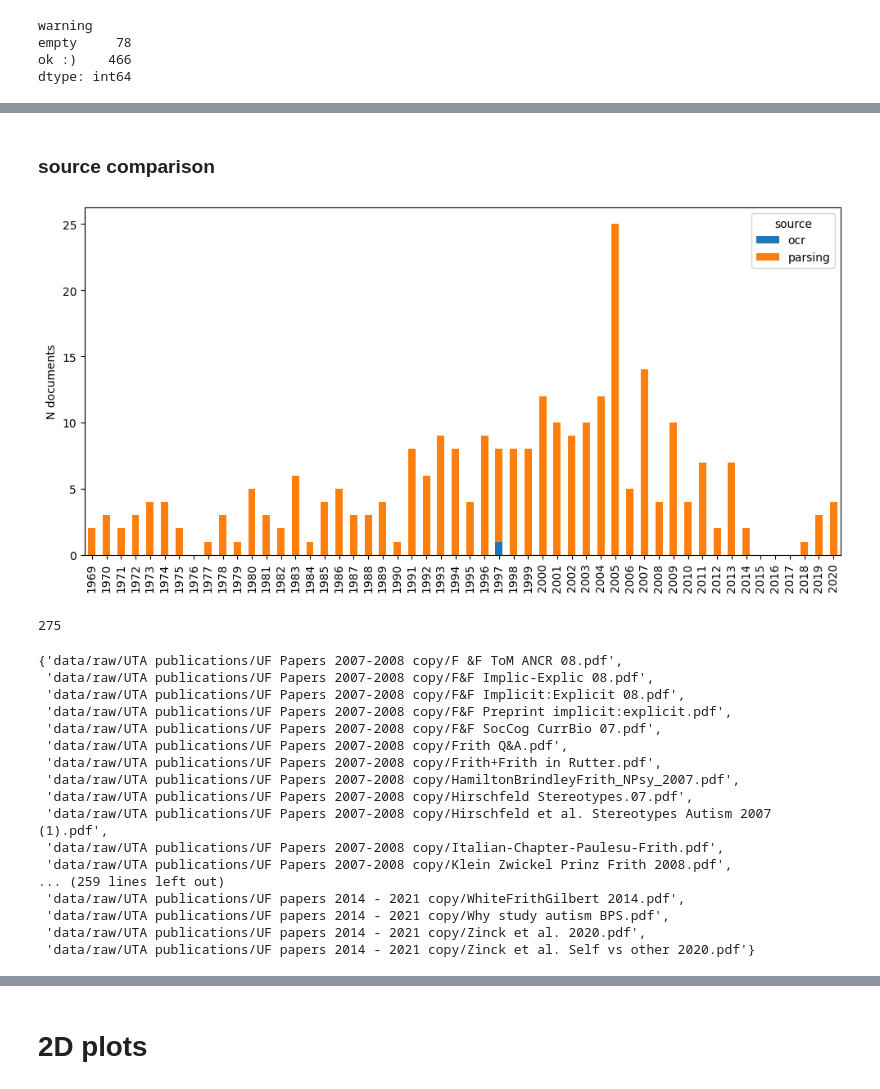
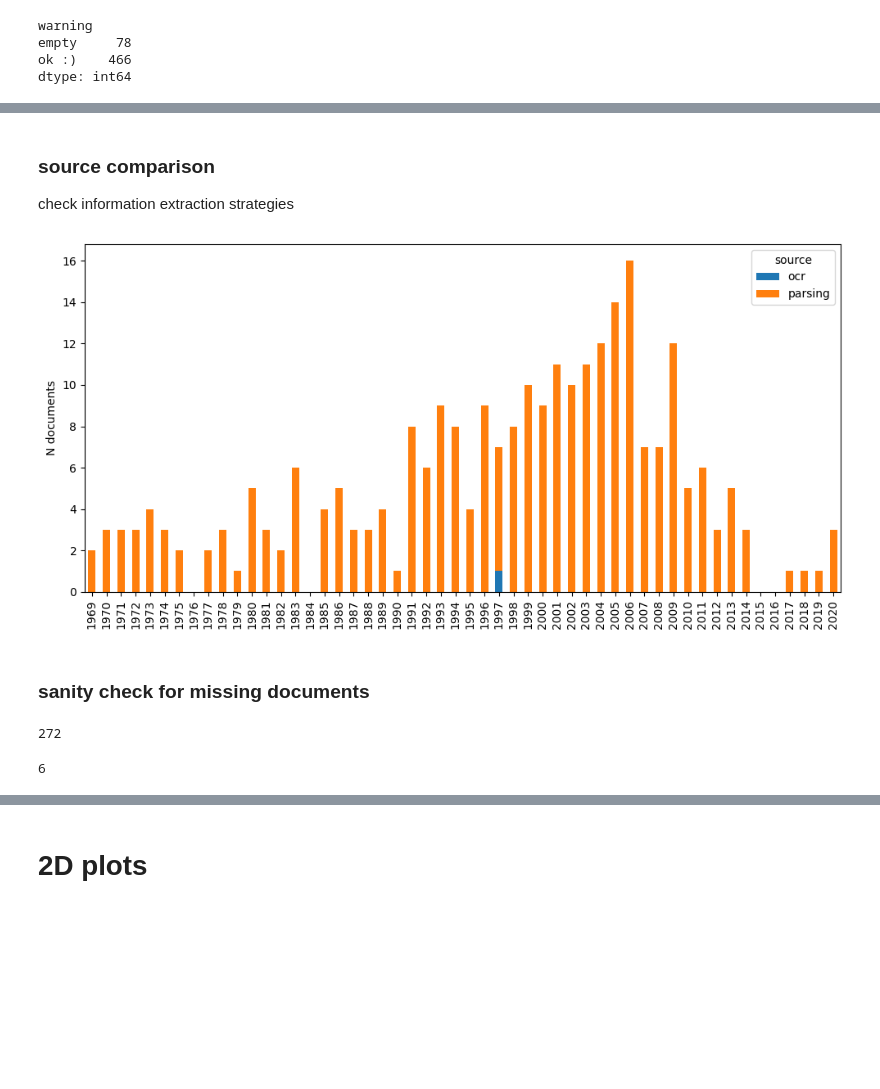
Before and after one commit to centre-for-humanities-computing/friths, a Jupyter notebook: notebooks/experiment_infodynamics.ipynb, the cells around one changed output, grey strips where cells are left out. Saved outputs shown, nothing was run; the diff lists cells and outputs as text; code cells hidden in the pictures; blank space fills up the shorter version.

```diff
--- a/notebooks/experiment_infodynamics.ipynb
+++ b/notebooks/experiment_infodynamics.ipynb
@@ -62,0 +56,10 @@ meta.head()
+# %%
+# reconstruct yyyy-mm-dd date
+dates = []
+for i, row in meta.iterrows():
+    year_month = f"{int(row['year'])}-{int(row['month'])}-01"
+    pub_date = pd.to_datetime(year_month, format='%Y-%m-%d')
+    dates.append(pub_date)
+
+meta['date'] = dates
+meta.info()
@@ -63,5 +81,7 @@ meta.head()
 # %%
-df_ = df.merge(meta[['id', 'year', 'source']], on='id', how='left')
-df_ = df_.sort_values('year')
-df_.head()
+# merge embeddings with metadata
+df = embs_df.merge(meta[['pub_id', 'year', 'source', 'date']], on='pub_id', how='left')
+# sort by date!
+df = df.sort_values('date')
+df.head()
 # %% [output]
@@ -78,8 +100,8 @@ section
 a    78
 dtype: int64
 # %%
-df_['warning'] = df_['warning'].str.slice(0, 15)
-df_.groupby('warning').size()
+df['warning'] = df['warning'].str.slice(0, 15)
+df.groupby('warning').size()
 # %% [output]
 warning
 empty     78
@@ -88,9 +113,9 @@ dtype: int64
 # %%
 # select only full embeddings & article bodies
-df_full_emb = (df_
+df_full = (df
                .query('warning == "ok :)"')
                .query('section == "b"')
                )
 
-df_full_emb
+df_full
 # %% [output]
@@ -110,19 +135,25 @@ df_full_emb
 # %% [markdown]
 ### source comparison
+check information extraction strategies
 # %%
-df_full_emb['year_'] = pd.to_datetime(df_full_emb['year'], format='%Y')
-all_years = pd.date_range(start=df_full_emb['year_'].min(), end=df_full_emb['year_'].max(), freq='Y').year
+# year: datetime is for counting, year: float is for visualization
+df_full['year_'] = pd.to_datetime(df_full['year'], format='%Y')
+# generate all years between first and last publication (incl)
+all_years_in_range = pd.date_range(start=df_full['year_'].min(), end=df_full['year_'].max(), freq='Y').year
 
-proportions = df_full_emb.groupby(['year', 'source']).size().unstack(fill_value=0) #.apply(lambda x: x / x.sum(), axis=1)
-proportions = proportions.reindex(all_years, fill_value=0)
+# inject our publication dataset with all years (add years without publications)
+proportions = df_full.groupby(['year', 'source']).size().unstack(fill_value=0) #.apply(lambda x: x / x.sum(), axis=1)
+proportions = proportions.reindex(all_years_in_range, fill_value=0)
 
 fig, ax = plt.subplots(figsize=(10, 5))
 proportions.plot(kind='bar', stacked=True, ax=ax)
 ax.set_ylabel('N documents')
 plt.tight_layout()
 plt.savefig('fig/source_breakdown.png', dpi=300)
 # %% [output]
-[figure, old version]
+[figure, new version]
+# %% [markdown]
+### sanity check for missing documents
 # %%
 def get_file_paths(folder_path: str) -> tuple[list, list]:
     """
@@ -140,29 +171,15 @@ def get_file_paths(folder_path: str) -> tuple[list, list]:
 
     return pdf_paths, other_paths
 
-pdf_paths, other_paths = get_file_paths('../data/raw/UTA publications/')
+pdf_paths, other_paths = get_file_paths('../data/raw/publications_manual_export/UTA publications/')
 pdf_paths = [path[3:] for path in pdf_paths]
 len(pdf_paths)
 # %% [output]
-275
+272
 # %%
-# which docs are not overlapping
-set(pdf_paths) - set(meta['path'].unique().tolist())
+# how many docs are not overlapping
+len(
+    set(pdf_paths) - set(meta['path'].unique().tolist())
+)
 # %% [output]
-{'data/raw/UTA publications/UF Papers 2007-2008 copy/F &F ToM ANCR 08.pdf',
- 'data/raw/UTA publications/UF Papers 2007-2008 copy/F&F Implic-Explic 08.pdf',
- 'data/raw/UTA publications/UF Papers 2007-2008 copy/F&F Implicit:Explicit 08.pdf',
- 'data/raw/UTA publications/UF Papers 2007-2008 copy/F&F Preprint implicit:explicit.pdf',
- 'data/raw/UTA publications/UF Papers 2007-2008 copy/F&F SocCog CurrBio 07.pdf',
- 'data/raw/UTA publications/UF Papers 2007-2008 copy/Frith Q&A.pdf',
- 'data/raw/UTA publications/UF Papers 2007-2008 copy/Frith+Frith in Rutter.pdf',
- 'data/raw/UTA publications/UF Papers 2007-2008 copy/HamiltonBrindleyFrith_NPsy_2007.pdf',
- 'data/raw/UTA publications/UF Papers 2007-2008 copy/Hirschfeld Stereotypes.07.pdf',
- 'data/raw/UTA publications/UF Papers 2007-2008 copy/Hirschfeld et al. Stereotypes Autism 2007 (1).pdf',
- 'data/raw/UTA publications/UF Papers 2007-2008 copy/Italian-Chapter-Paulesu-Frith.pdf',
- 'data/raw/UTA publications/UF Papers 2007-2008 copy/Klein Zwickel Prinz Frith 2008.pdf',
-... (259 lines left out)
- 'data/raw/UTA publications/UF papers 2014 - 2021 copy/WhiteFrithGilbert 2014.pdf',
- 'data/raw/UTA publications/UF papers 2014 - 2021 copy/Why study autism BPS.pdf',
- 'data/raw/UTA publications/UF papers 2014 - 2021 copy/Zinck et al. 2020.pdf',
- 'data/raw/UTA publications/UF papers 2014 - 2021 copy/Zinck et al. Self vs other 2020.pdf'}
+6
```
Also changed, not shown: parts of 32 cells of this notebook, 8 other files.
